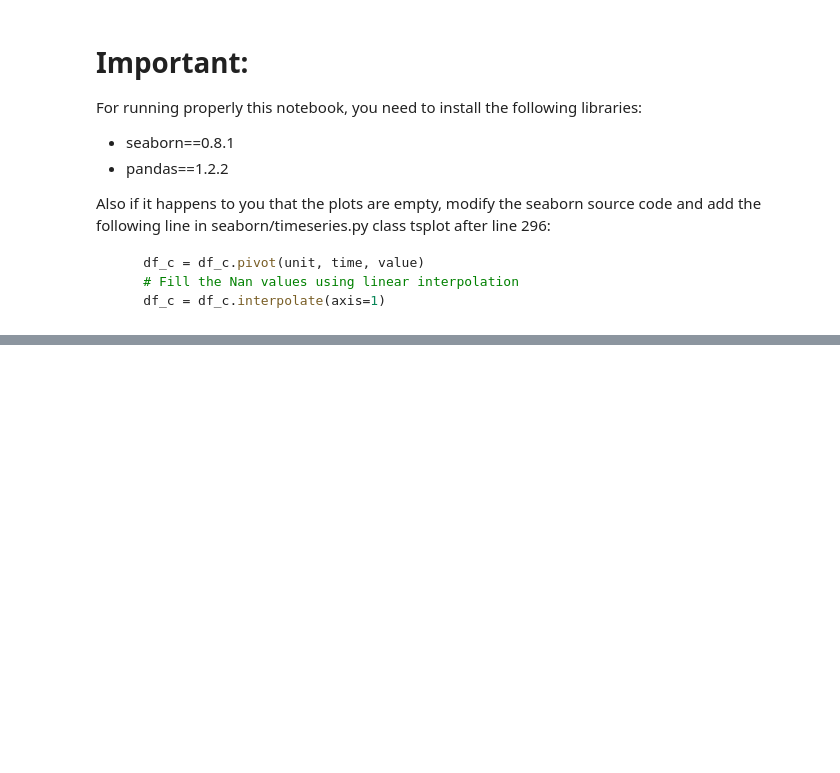
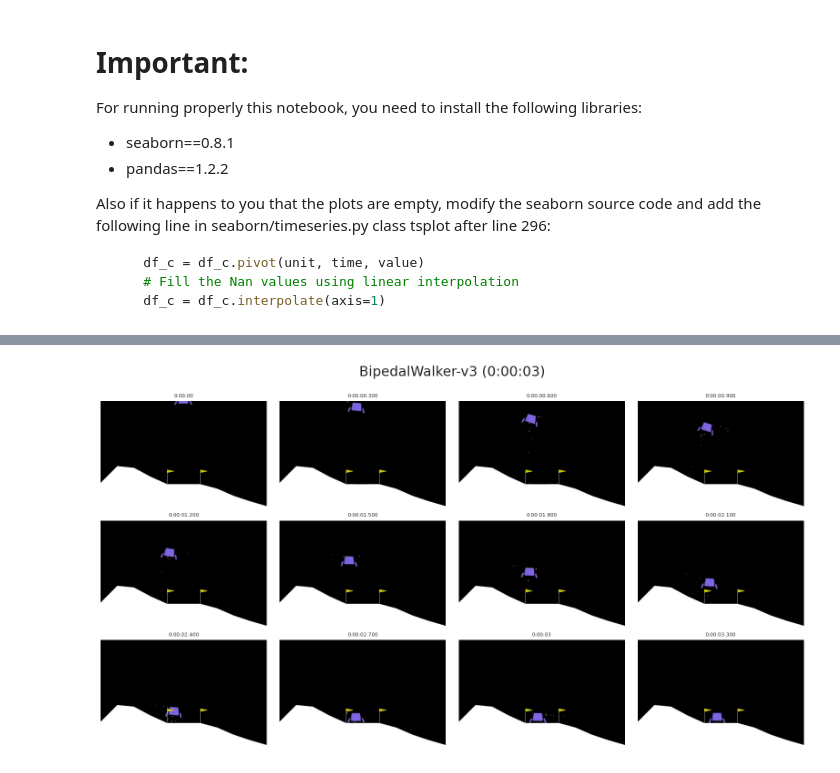
Before and after one commit to alberto-mate/REDQ, a Jupyter notebook: show_plots.ipynb, the cells around one changed output, grey strips where cells are left out. Saved outputs shown, nothing was run; the diff lists cells and outputs as text; code cells hidden in the pictures; blank space fills up the shorter version.

```diff
--- a/show_plots.ipynb
+++ b/show_plots.ipynb
@@ -85,0 +177,11 @@ Text(7.472222222222216, 0.5, 'Average Score')
+# %%
+path_video = "outputs/LunarLander-v2/REDQ_alpha0.05_N5_G5_M2/experiment_2_283/video_train/rl-video-episode-880.mp4"
+
+# Example usage:
+n_cols = 4
+n_rows = 3
+frames_per_step = 'auto'  # or specify an integer value
+
+create_frame_grid(path_video, n_cols, n_rows, frames_per_step, title="BipedalWalker-v3")
+# %% [output]
+[figure, added]
```
Also changed, not shown: parts of 4 cells of this notebook, 53 other files.
